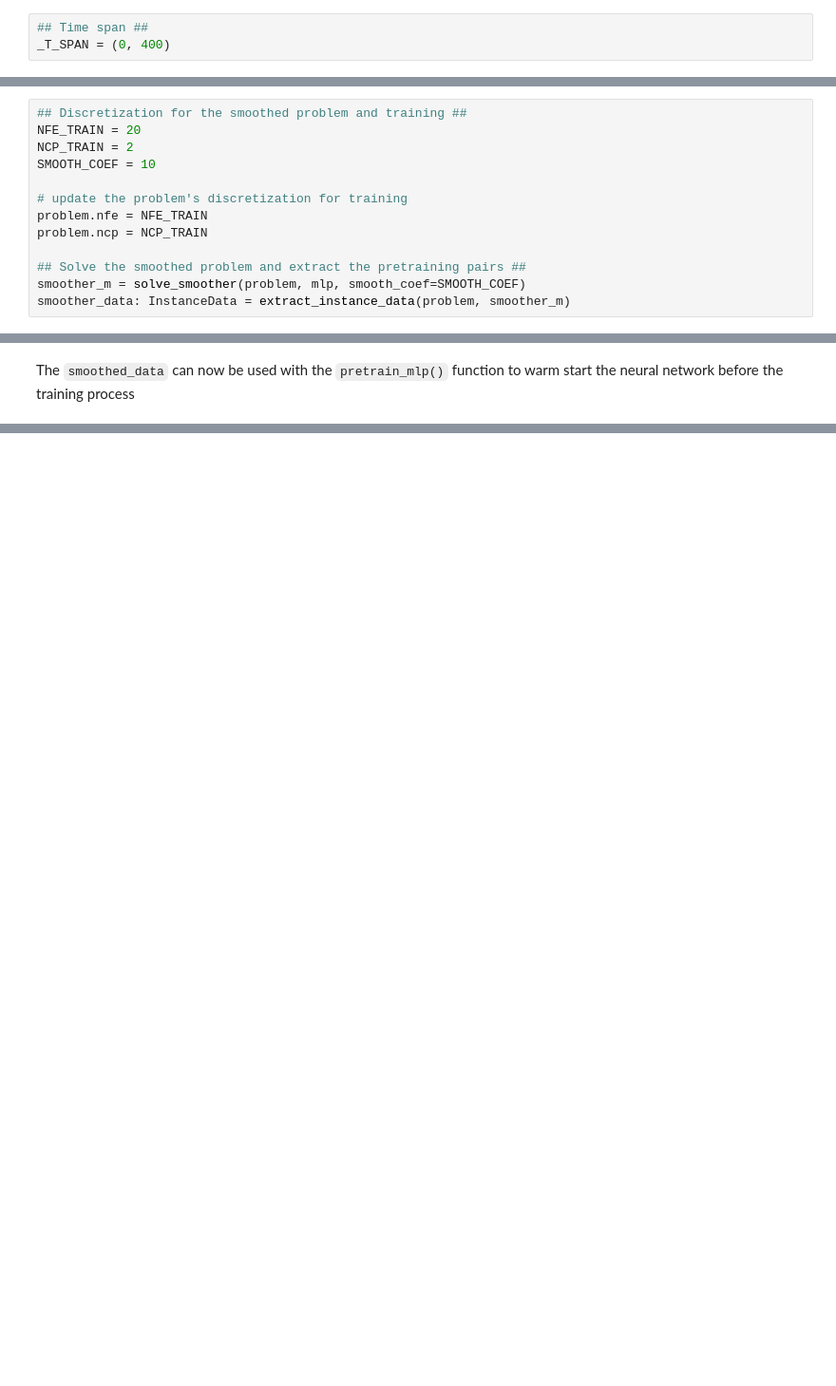
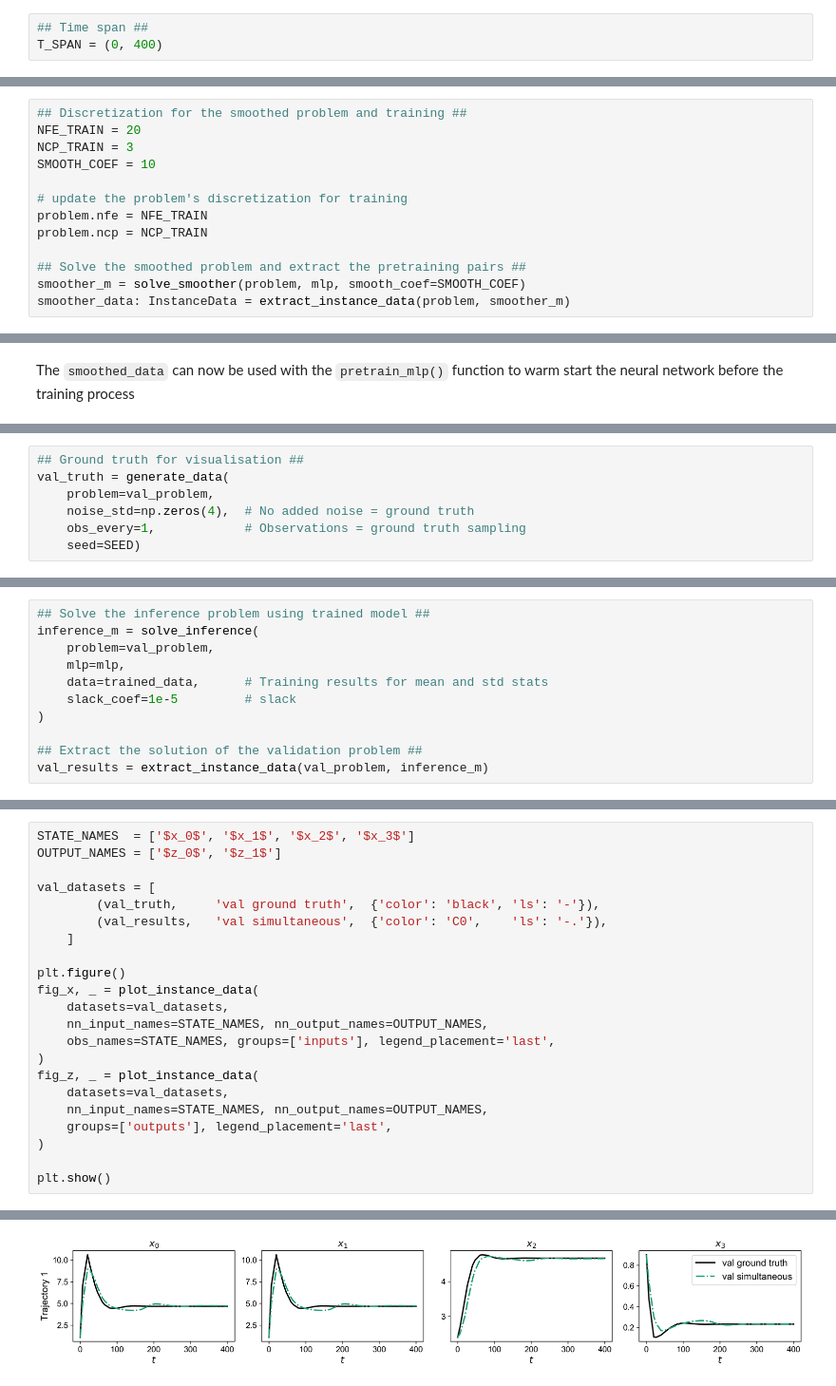
Before and after one commit to llueg/SiNDAE, a Jupyter notebook: docs/examples_gallery/four_tank_example.ipynb, the cells around one changed output, grey strips where cells are left out. Shown at 95% size. Cells and saved outputs as stored; diff of their text form; blank space fills up the shorter version.

```diff
--- a/docs/examples_gallery/four_tank_example.ipynb
+++ b/docs/examples_gallery/four_tank_example.ipynb
@@ -215,7 +219,7 @@ _FT_ALG_DIM   = 5
 The timespan over which the model should be solved.
 # %%
 ## Time span ##
-_T_SPAN = (0, 400)
+T_SPAN = (0, 400)
 # %% [markdown]
 In this example, the training data will be generated from a ground truth model with added noise. Therefore, the number of discretization points at which the ground truth model is solved should be specified in the problem definition. Using `generate_data()` will solve the model with the `add_true_output_constraints()` at this discretization scheme. Once the data is generated, the discretization scheme can (and will) be updated for training.
 # %%
@@ -274,7 +279,7 @@ With the NN defined, the smoothed problem (i.e. with $z(t)$ as a decision variab
 # %%
 ## Discretization for the smoothed problem and training ##
 NFE_TRAIN = 20
-NCP_TRAIN = 2
+NCP_TRAIN = 3
 SMOOTH_COEF = 10
 
 # update the problem's discretization for training
@@ -308,0 +426,7 @@ trained_m = smoother_m
+# %%
+## Ground truth for visualisation ##
+val_truth = generate_data(
+    problem=val_problem,
+    noise_std=np.zeros(4),  # No added noise = ground truth
+    obs_every=1,            # Observations = ground truth sampling
+    seed=SEED)
@@ -308,0 +439,11 @@ trained_m = smoother_m
+# %%
+## Solve the inference problem using trained model ##
+inference_m = solve_inference(
+    problem=val_problem,
+    mlp=mlp,
+    data=trained_data,      # Training results for mean and std stats
+    slack_coef=1e-5         # slack
+)
+
+## Extract the solution of the validation problem ##
+val_results = extract_instance_data(val_problem, inference_m)
@@ -308,0 +456,23 @@ trained_m = smoother_m
+# %%
+STATE_NAMES  = ['$x_0$', '$x_1$', '$x_2$', '$x_3$']
+OUTPUT_NAMES = ['$z_0$', '$z_1$']
+
+val_datasets = [
+        (val_truth,     'val ground truth',  {'color': 'black', 'ls': '-'}),
+        (val_results,   'val simultaneous',  {'color': 'C0',    'ls': '-.'}),
+    ]
+
+plt.figure()
+fig_x, _ = plot_instance_data(
+    datasets=val_datasets,
+    nn_input_names=STATE_NAMES, nn_output_names=OUTPUT_NAMES,
+    obs_names=STATE_NAMES, groups=['inputs'], legend_placement='last',
+)
+fig_z, _ = plot_instance_data(
+    datasets=val_datasets,
+    nn_input_names=STATE_NAMES, nn_output_names=OUTPUT_NAMES,
+    groups=['outputs'], legend_placement='last',
+)
+
+plt.show()
+# %% [output]
@@ -308,0 +480 @@ trained_m = smoother_m
+[figure, added]
```
Also changed, not shown: parts of 27 cells of this notebook, 19 other files.
